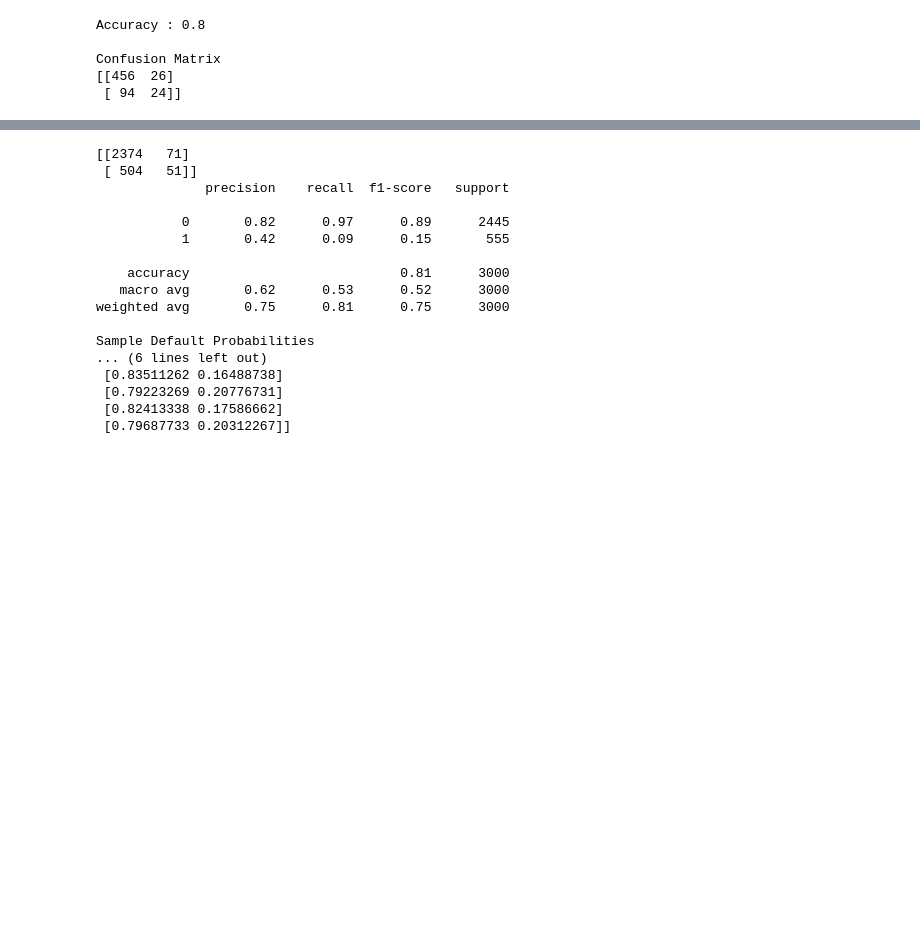
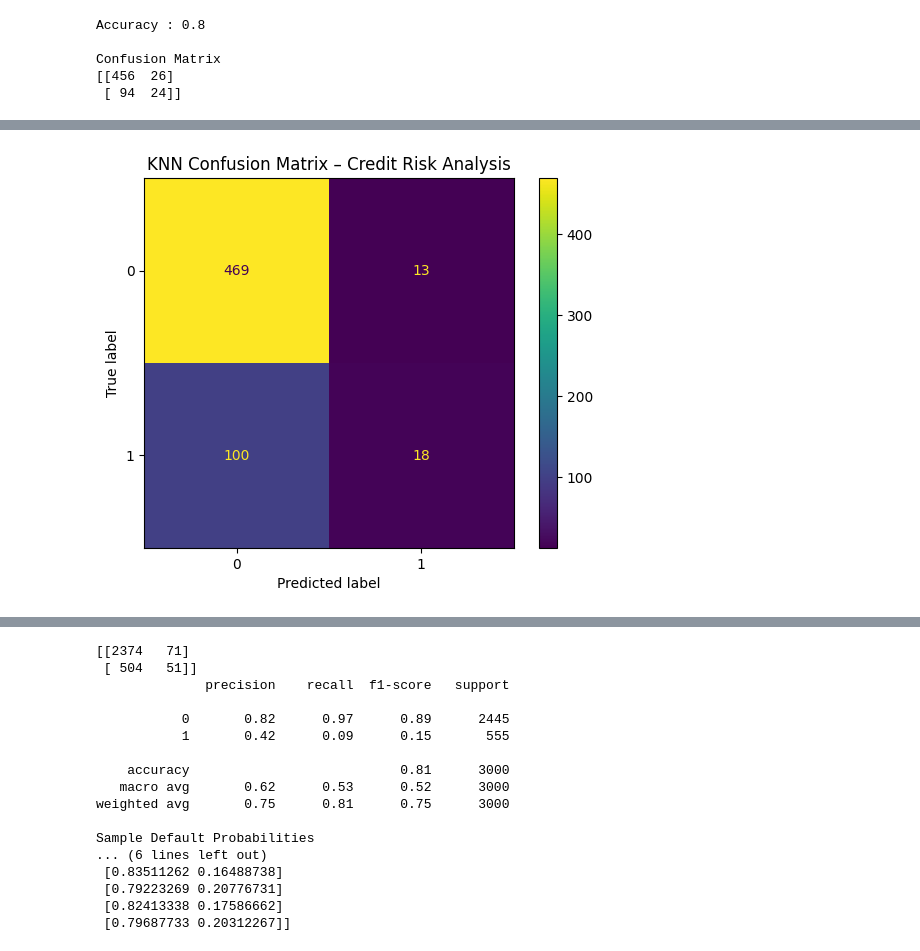
Before and after one commit to Kaushank03/PMB, a Jupyter notebook: PMB_Assignment.ipynb, the cells around one changed output, grey strips where cells are left out. Drawn from its saved outputs; the diff is of its cells as text; code cells hidden in the pictures; blank space fills up the shorter version.

```diff
--- a/PMB_Assignment.ipynb
+++ b/PMB_Assignment.ipynb
@@ -374,3 +374,86 @@ Accuracy : 0.8
 Confusion Matrix
 [[456  26]
  [ 94  24]]
+# %%
+# ------------------------------------------------------
+# KNN Model – Credit Risk Prediction
+# Objective:
+# Identify high-risk customers using similarity patterns
+# and visualise prediction performance using confusion matrix.
+# ------------------------------------------------------
+
+import pandas as pd
+import matplotlib.pyplot as plt
+
+from sklearn.preprocessing import StandardScaler
+from sklearn.neighbors import KNeighborsClassifier
+from sklearn.model_selection import train_test_split
+from sklearn.metrics import confusion_matrix, accuracy_score, ConfusionMatrixDisplay
+
+# Load Dataset
+data = pd.read_excel("credit_default.xlsx")
+
+# Selecting important financial indicators
+X = data[['Income_Monthly_INR',
+          'EMI_Monthly_INR',
+          'EMI_to_Income_Ratio',
+          'Credit_Score',
+          'Tenure_Months',
+          'Past_Delinquencies']]
+
+# Target Variable (Default / No Default)
+y = data['Default_12M']
+
+# Scaling features because KNN depends on distance
+scaler = StandardScaler()
+X_scaled = scaler.fit_transform(X)
+
+# Train-Test Split
+X_train, X_test, y_train, y_test = train_test_split(
+    X_scaled, y, test_size=0.20, random_state=42)
+
+# ------------------------------------------------------
+# Finding Best K Value (Model Optimization)
+# ------------------------------------------------------
+
+accuracy_scores = []
+
+for k in range(1,11):
+
+    knn = KNeighborsClassifier(n_neighbors=k)
+
+    knn.fit(X_train, y_train)
+
+    score = knn.score(X_test, y_test)
+
+    accuracy_scores.append(score)
+
+best_k = accuracy_scores.index(max(accuracy_scores)) + 1
+
+print("Best K Value Selected :", best_k)
+
+# Final Model using Best K
+model = KNeighborsClassifier(n_neighbors=best_k)
+
+model.fit(X_train, y_train)
+
+# Prediction
+prediction = model.predict(X_test)
+
+# Accuracy
+print("Model Accuracy :", accuracy_score(y_test, prediction))
+
+# ------------------------------------------------------
+# Confusion Matrix Graph
+# ------------------------------------------------------
+
+cm = confusion_matrix(y_test, prediction)
+
+disp = ConfusionMatrixDisplay(confusion_matrix=cm)
+
+disp.plot()
+
+plt.title("KNN Confusion Matrix – Credit Risk Analysis")
+
+plt.show()
+# %% [output]
@@ -376,0 +462 @@ Confusion Matrix
+[figure, added]
```
Also changed, not shown: parts of 2 cells of this notebook.
